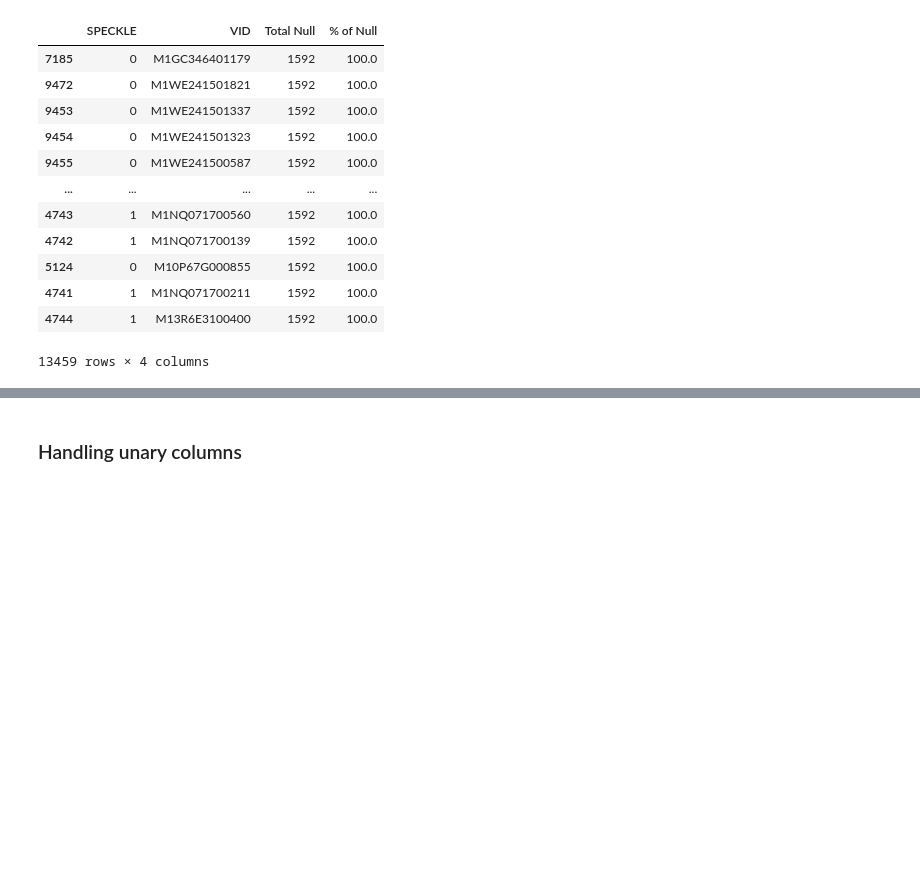
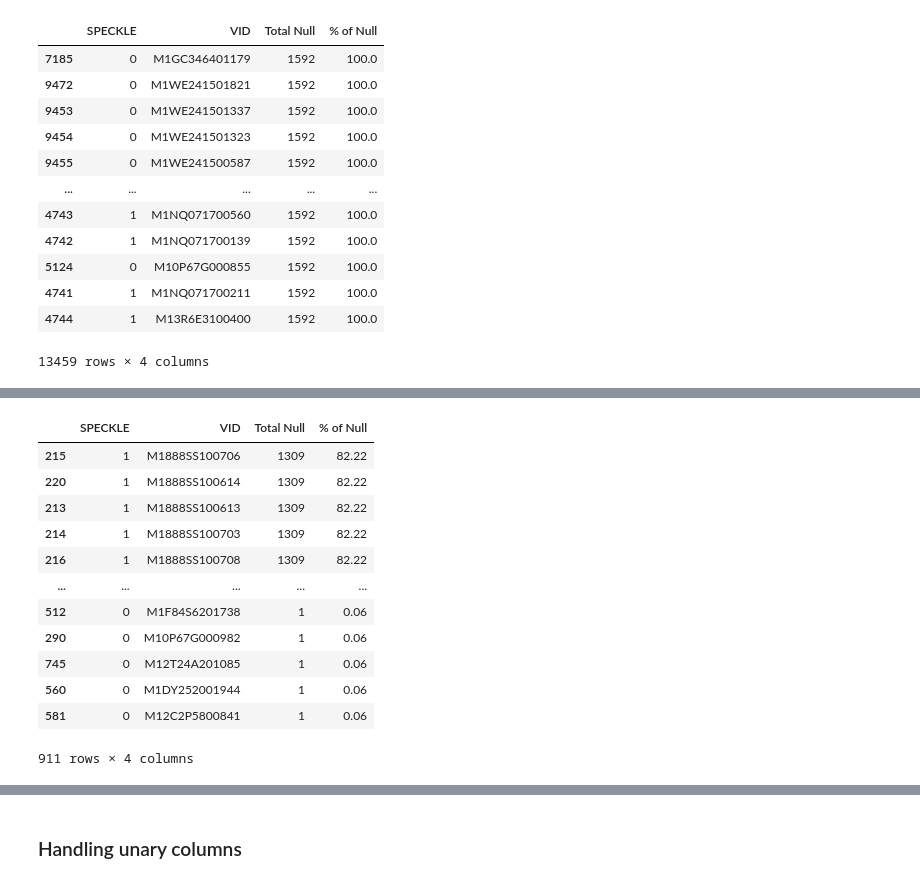
Before and after one commit to NicoleNL/ML-Speckle, a Jupyter notebook: ML Speckle.ipynb, the cells around one changed output, grey strips where cells are left out. Drawn from its saved outputs; the diff is of its cells as text; code cells hidden in the pictures; blank space fills up the shorter version.

```diff
--- a/ML Speckle.ipynb
+++ b/ML Speckle.ipynb
@@ -319,0 +343,22 @@ df = df.dropna(axis=0,how = "all")
+# %%
+#check row na
+supporting_fs = ['ULT@MIDAS_6261_U1', 'SORTLOT', 'SORTLOT7', 'WAFER',
+       'XLOC', 'YLOC', 'ULT@MIDAS_6261_U2', 'IB@6261[CLASSHOT]',
+       'FB@6261[CLASSHOT]','ARR_SPECKLE_SCREEN::PHYTON_X_USERFUNC_K_END_X_X_X_X_PBISTSPECKLE_INDICATOR::DUTCPUBAD_1@6261[CLASSHOT]',
+       'TEST RESULTS', 'TEST RESULTS BITS', 'TR_BITS', 'INCOMING',
+       'INCOMING BITS', 'INC_BITS', 'OUTGOING', 'OUTGOING BITS', 'OUT_BITS','DELTA']
+check_rowna(df,supporting_fs)
+# %% [output]
+|  | SPECKLE | VID | Total Null | % of Null |
+| 215 | 1 | M1888SS100706 | 1309 | 82.22 |
+| 220 | 1 | M1888SS100614 | 1309 | 82.22 |
+| 213 | 1 | M1888SS100613 | 1309 | 82.22 |
+| 214 | 1 | M1888SS100703 | 1309 | 82.22 |
+| 216 | 1 | M1888SS100708 | 1309 | 82.22 |
+| ... | ... | ... | ... | ... |
+| 512 | 0 | M1F84S6201738 | 1 | 0.06 |
+| 290 | 0 | M10P67G000982 | 1 | 0.06 |
+| 745 | 0 | M12T24A201085 | 1 | 0.06 |
+| 560 | 0 | M1DY252001944 | 1 | 0.06 |
+| 581 | 0 | M12C2P5800841 | 1 | 0.06 |
+911 rows × 4 columns
```
Also changed, not shown: parts of 37 cells of this notebook.
